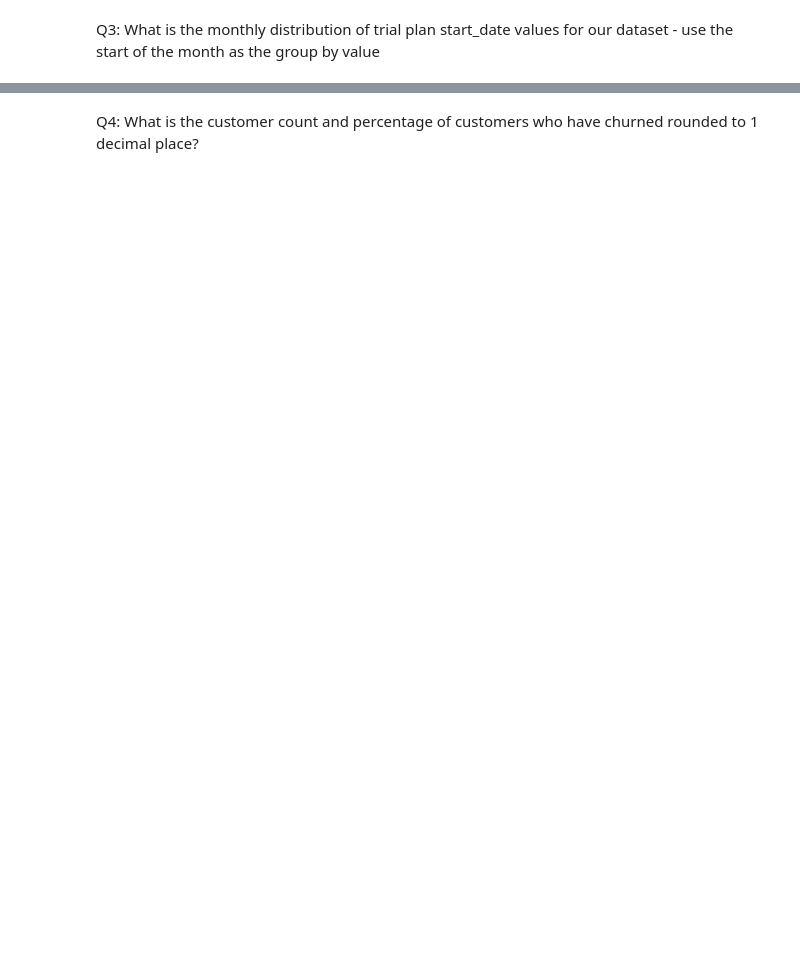
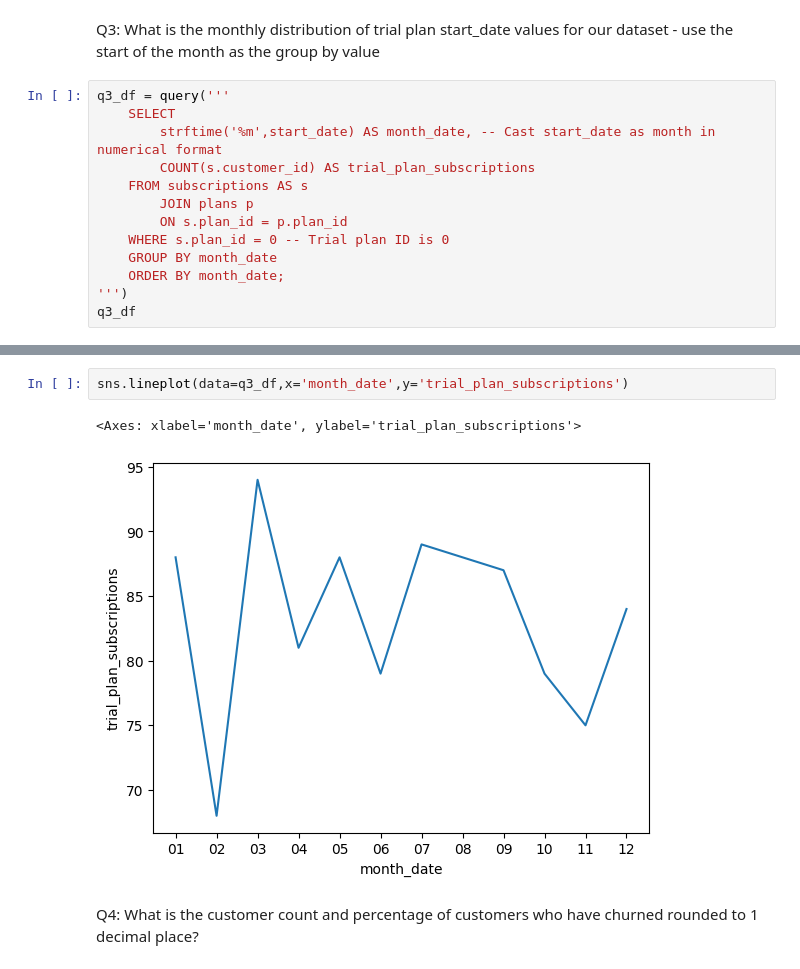
Before and after one commit to 20100215/8_Week_SQL_Challenge, a Jupyter notebook: Week 3 (Foodie-Fi)/week3.ipynb, the cells around one changed output, grey strips where cells are left out. Saved outputs shown, nothing was run; the diff lists cells and outputs as text; blank space fills up the shorter version.

Commit message:
feat: add week 3 Q1-Q5 with visualizations

```diff
--- a/Week 3 (Foodie-Fi)/week3.ipynb
+++ b/Week 3 (Foodie-Fi)/week3.ipynb
@@ -102,2 +176,15 @@ Q2: How many customers has Foodie-Fi ever had?
 # %% [markdown]
 Q3: What is the monthly distribution of trial plan start_date values for our dataset - use the start of the month as the group by value
+# %%
+q3_df = query('''
+    SELECT
+        strftime('%m',start_date) AS month_date, -- Cast start_date as month in numerical format
+        COUNT(s.customer_id) AS trial_plan_subscriptions
+    FROM subscriptions AS s
+        JOIN plans p
+        ON s.plan_id = p.plan_id
+    WHERE s.plan_id = 0 -- Trial plan ID is 0
+    GROUP BY month_date
+    ORDER BY month_date;
+''')
+q3_df
@@ -104,2 +205,7 @@ Q3: What is the monthly distribution of trial plan start_date values for our dat
+# %%
+sns.lineplot(data=q3_df,x='month_date',y='trial_plan_subscriptions')
+# %% [output]
+<Axes: xlabel='month_date', ylabel='trial_plan_subscriptions'>
+[figure, added]
 # %% [markdown]
 Q4: What is the customer count and percentage of customers who have churned rounded to 1 decimal place?
```
Also changed, not shown: parts of 14 cells of this notebook.
